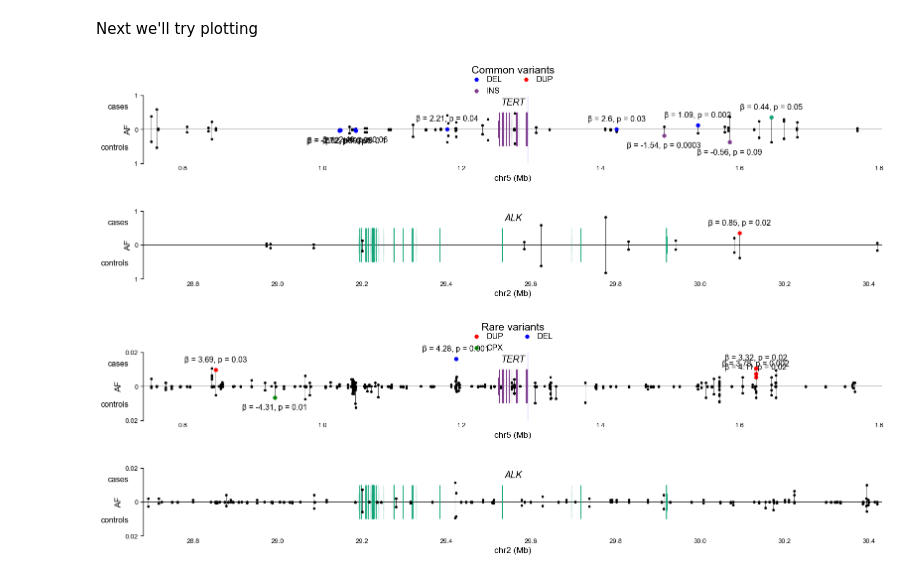
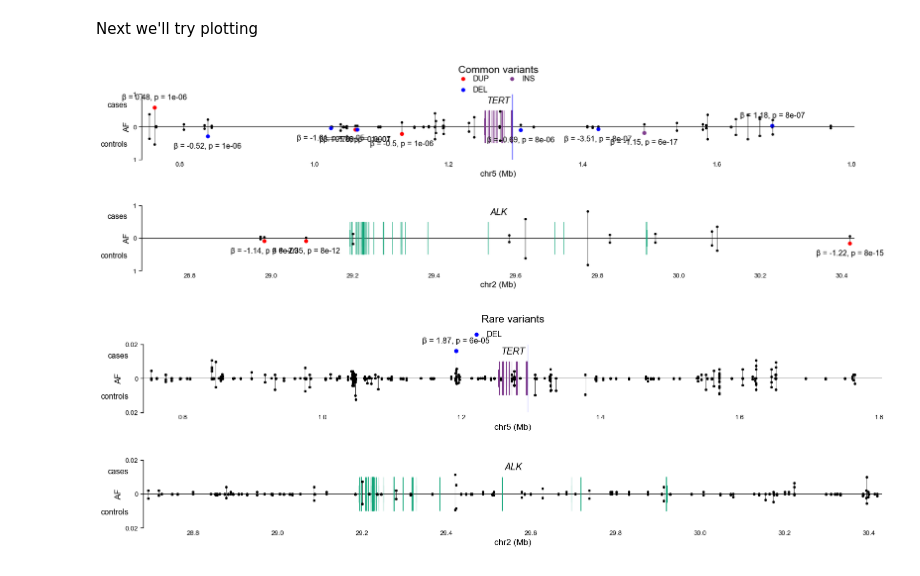
Before and after one commit to vanallenlab/ped_germline_SV, a Jupyter notebook: jett_analysis/pgsvs-tert-alk-neuroblastoma.ipynb, the cells around one changed output. Drawn from its saved outputs; the diff is of its cells as text; code cells hidden in the pictures.

```diff
--- a/jett_analysis/pgsvs-tert-alk-neuroblastoma.ipynb
+++ b/jett_analysis/pgsvs-tert-alk-neuroblastoma.ipynb
@@ -709,7 +709,7 @@ columns = [
     "entity:sample_id",
     "disease",
     "sex",
-] + [col for col in metadata.columns if col.startswith("PC")]
+] + ['PC1', 'PC2', 'PC3']
 
 model_data = metadata[
     metadata["entity:sample_id"].isin(nbl_samples + control_samples)
@@ -908,7 +912,7 @@ for plot in ["common", "rare"]:
             if name in sv_results.index:
                 p_val, coeff = sv_results.loc[name, ["p", "coeff"]]
 
-                if p_val < 0.1:
+                if p_val * len(case_control_sv_counts) < 0.1:
 
                     y = case if coeff > 0 else -control
                     text_y = y + 0.3 if coeff > 0 else y - 0.3
@@ -930,32 +934,32 @@ for plot in ["common", "rare"]:
                         s=f"β = {round(coeff, 2)}, p = {p_val:.1}",
                         ha="center",
                         va="center",
                     )
 
         ax.set_yticks([-1, 0, 1])
         ax.set_yticklabels([rounded_max, 0, rounded_max])
         ax.set_ylabel("AF")
 
     # add a title - can't use suptitle because that doesn't center over the gene
     axes[0].text(
         s=plot.capitalize() + " variants",
         x=0.5,
         y=1.3,
         transform=axes[0].transAxes,
         ha="center",
         va="bottom",
         fontsize=16,
     )
 
     axes[0].legend(
         handles=legend_handles.values(),
         labels=legend_handles.keys(),
         bbox_to_anchor=(0.43, 1.15),
         ncol=2,
         handletextpad=0.3,
     )
 
     fig.savefig(f"images/TERT-ALK-significance-{plot}.png")
 # %% [output]
-[figure, old version]
+[figure, new version]
-[figure, old version]
+[figure, new version]
```
Also changed, not shown: parts of 3 cells of this notebook, 22 other files.
